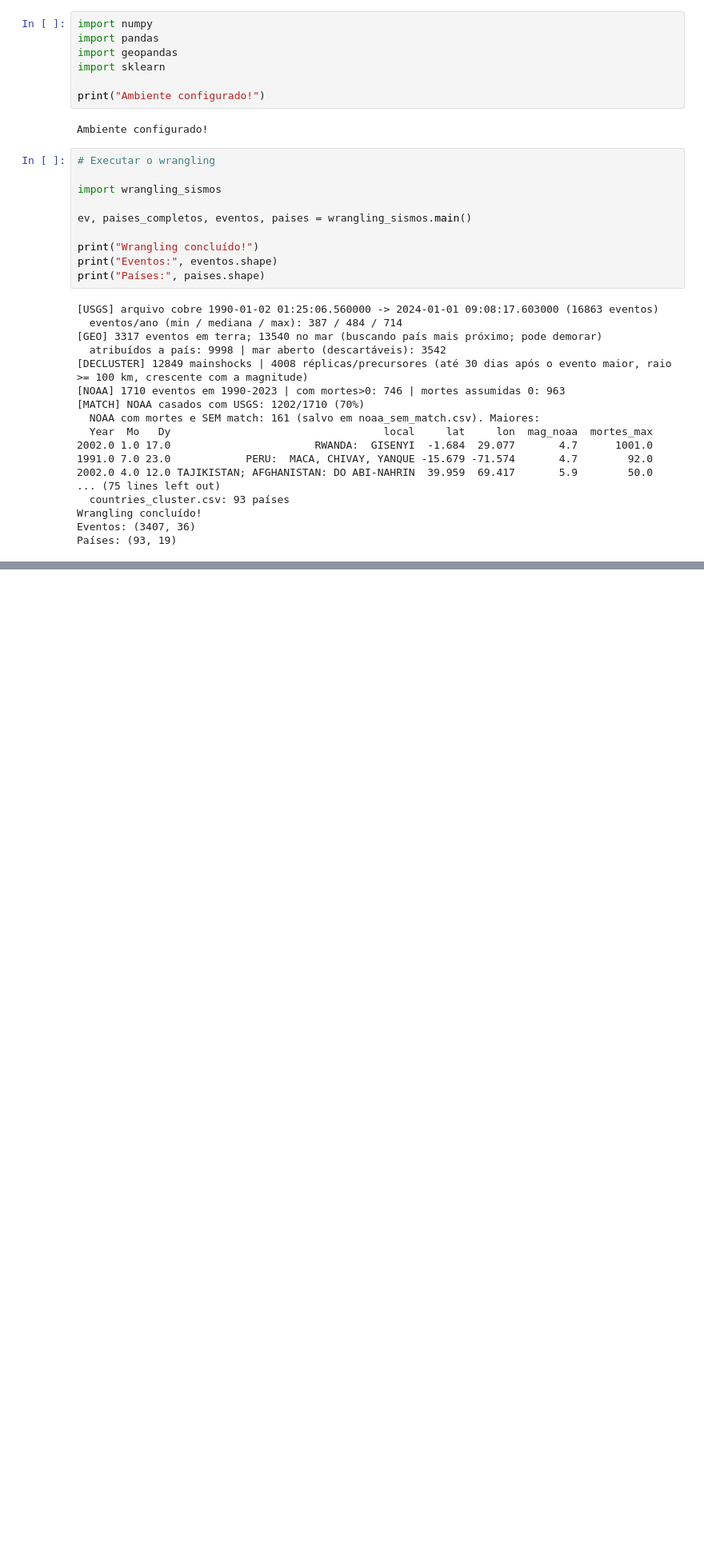
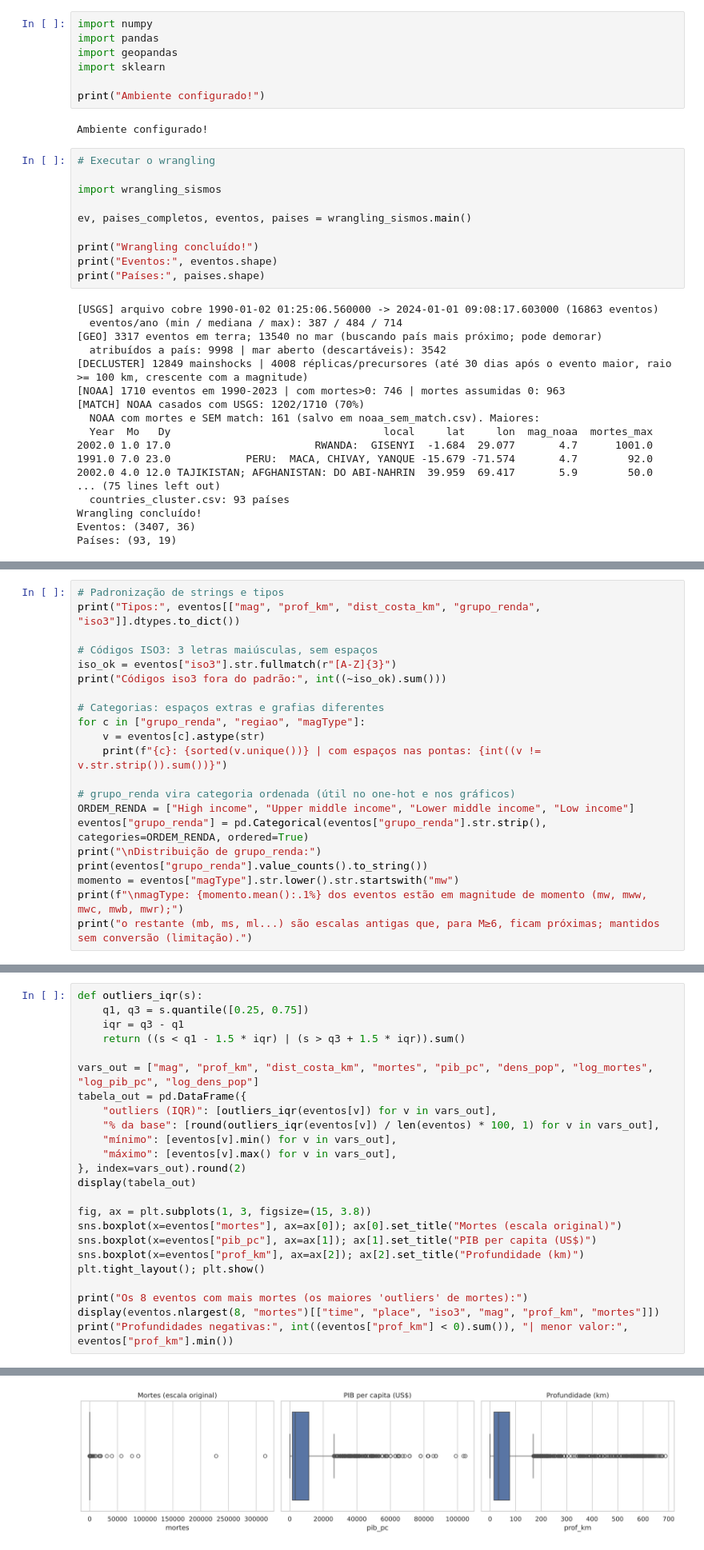
Before and after one commit to EnzoSottoRib/projeto_sismos, a Jupyter notebook: Analise_Sismos.ipynb, the cells around one changed output, grey strips where cells are left out. Shown at 80% size. Cells and saved outputs as stored; diff of their text form; blank space fills up the shorter version.

```diff
--- a/Analise_Sismos.ipynb
+++ b/Analise_Sismos.ipynb
@@ -133,0 +252,21 @@ Name: count, dtype: int64
+# %%
+# Padronização de strings e tipos
+print("Tipos:", eventos[["mag", "prof_km", "dist_costa_km", "grupo_renda", "iso3"]].dtypes.to_dict())
+
+# Códigos ISO3: 3 letras maiúsculas, sem espaços
+iso_ok = eventos["iso3"].str.fullmatch(r"[A-Z]{3}")
+print("Códigos iso3 fora do padrão:", int((~iso_ok).sum()))
+
+# Categorias: espaços extras e grafias diferentes
+for c in ["grupo_renda", "regiao", "magType"]:
+    v = eventos[c].astype(str)
+    print(f"{c}: {sorted(v.unique())} | com espaços nas pontas: {int((v != v.str.strip()).sum())}")
+
+# grupo_renda vira categoria ordenada (útil no one-hot e nos gráficos)
+ORDEM_RENDA = ["High income", "Upper middle income", "Lower middle income", "Low income"]
+eventos["grupo_renda"] = pd.Categorical(eventos["grupo_renda"].str.strip(), categories=ORDEM_RENDA, ordered=True)
+print("\nDistribuição de grupo_renda:")
+print(eventos["grupo_renda"].value_counts().to_string())
+momento = eventos["magType"].str.lower().str.startswith("mw")
+print(f"\nmagType: {momento.mean():.1%} dos eventos estão em magnitude de momento (mw, mww, mwc, mwb, mwr);")
+print("o restante (mb, ms, ml...) são escalas antigas que, para M≥6, ficam próximas; mantidos sem conversão (limitação).")
@@ -133,0 +293,25 @@ Name: count, dtype: int64
+# %%
+def outliers_iqr(s):
+    q1, q3 = s.quantile([0.25, 0.75])
+    iqr = q3 - q1
+    return ((s < q1 - 1.5 * iqr) | (s > q3 + 1.5 * iqr)).sum()
+
+vars_out = ["mag", "prof_km", "dist_costa_km", "mortes", "pib_pc", "dens_pop", "log_mortes", "log_pib_pc", "log_dens_pop"]
+tabela_out = pd.DataFrame({
+    "outliers (IQR)": [outliers_iqr(eventos[v]) for v in vars_out],
+    "% da base": [round(outliers_iqr(eventos[v]) / len(eventos) * 100, 1) for v in vars_out],
+    "mínimo": [eventos[v].min() for v in vars_out],
+    "máximo": [eventos[v].max() for v in vars_out],
+}, index=vars_out).round(2)
+display(tabela_out)
+
+fig, ax = plt.subplots(1, 3, figsize=(15, 3.8))
+sns.boxplot(x=eventos["mortes"], ax=ax[0]); ax[0].set_title("Mortes (escala original)")
+sns.boxplot(x=eventos["pib_pc"], ax=ax[1]); ax[1].set_title("PIB per capita (US$)")
+sns.boxplot(x=eventos["prof_km"], ax=ax[2]); ax[2].set_title("Profundidade (km)")
+plt.tight_layout(); plt.show()
+
+print("Os 8 eventos com mais mortes (os maiores 'outliers' de mortes):")
+display(eventos.nlargest(8, "mortes")[["time", "place", "iso3", "mag", "prof_km", "mortes"]])
+print("Profundidades negativas:", int((eventos["prof_km"] < 0).sum()), "| menor valor:", eventos["prof_km"].min())
+# %% [output]
@@ -133,0 +328 @@ Name: count, dtype: int64
+[figure, added]
```
Also changed, not shown: parts of 63 cells of this notebook.
